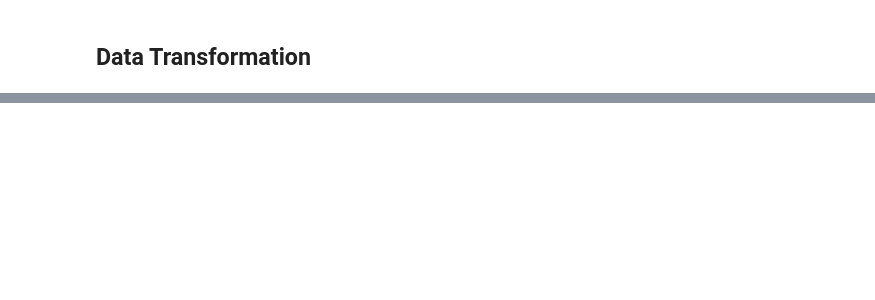
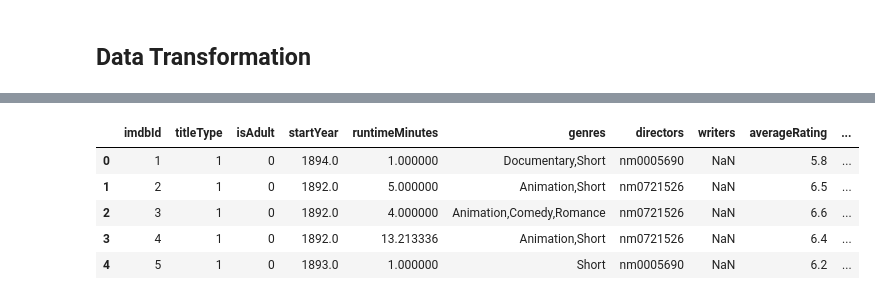
Before and after one commit to Thelordofdream/HSERS, a Jupyter notebook: HSERS.ipynb, the cells around one changed output, grey strips where cells are left out. Cells and saved outputs as stored; diff of their text form; code cells hidden in the pictures; blank space fills up the shorter version.

```diff
--- a/HSERS.ipynb
+++ b/HSERS.ipynb
@@ -100,0 +165,2 @@ Here, we handle missing data in
+# %%
+movie = pd.read_csv("Data_Set/movie_l1.csv", sep=",", header=0)
@@ -100,0 +182,28 @@ Here, we handle missing data in
+# %%
+movie.loc[4805574, 'isAdult'] = 0
+movie.loc[4805574, 'startYear'] = 2015
+movie.loc[4805574, 'runtimeMinutes'] = np.nan
+movie.loc[4805574, 'genres'] = 'Animation,Sci-Fi,Short'
+movie.loc[4730468, 'isAdult'] = 0
+movie.loc[4730468, 'startYear'] = 2018
+movie.loc[4730468, 'runtimeMinutes'] = np.nan
+movie.loc[4730468, 'genres'] = 'Animation,Family'
+movie.loc[4525055, 'isAdult'] = 0
+movie.loc[4525055, 'startYear'] = 2016
+movie.loc[4525055, 'runtimeMinutes'] = np.nan
+movie.loc[4525055, 'genres'] = 'Action,Adventure,Animation'
+movie.loc[2301207, 'isAdult'] = 0
+movie.loc[2301207, 'startYear'] = 2011
+movie.loc[2301207, 'runtimeMinutes'] = np.nan
+movie.loc[2301207, 'genres'] = 'Comedy'
+movie.loc[811687, 'isAdult'] = 0
+movie.loc[811687, 'startYear'] = 1993
+movie.loc[811687, 'runtimeMinutes'] = np.nan
+movie.loc[811687, 'genres'] = 'Action,Animation,Comedy'
+
+movie['runtimeMinutes'] = movie['runtimeMinutes'].astype('float')
+means = movie.groupby('titleType').mean()
+
+movie['runtimeMinutes'] = movie.apply(
+    lambda x: means.loc[x['titleType'], 'runtimeMinutes'] if np.isnan(x['runtimeMinutes']) else x['runtimeMinutes'],
+    axis=1)
@@ -100,0 +212,2 @@ Here, we handle missing data in
+# %%
+movie['averageRating'] = movie['averageRating'].fillna(movie['averageRating'].mean())
@@ -100,0 +216,4 @@ Here, we handle missing data in
+# %%
+movie['numVotes'] = movie.apply(
+    lambda x: means.loc[x['titleType'], 'numVotes'] if np.isnan(x['numVotes']) else x['numVotes'],
+    axis=1)
@@ -102,0 +244,13 @@ Here, we handle missing data in
+# %%
+movie['titleType'] = np.where((movie.titleType == 'movie') | (movie.titleType == 'tvMovie'), 0, movie.titleType)
+movie['titleType'] = np.where((movie.titleType == 'short') | (movie.titleType == 'tvShort'), 1, movie.titleType)
+movie['titleType'] = np.where((movie.titleType == 'tvEpisode') | (movie.titleType == 'tvSeries'), 2, movie.titleType)
+movie['titleType'] = np.where((movie.titleType == 'tvMiniSeries') | (movie.titleType == 'tvSpecial'), 3, movie.titleType)
+movie.head(5)
+# %% [output]
+|  | imdbId | titleType | isAdult | startYear | runtimeMinutes | genres | directors | writers | averageRating | ... |
+| 0 | 1 | 1 | 0 | 1894.0 | 1.000000 | Documentary,Short | nm0005690 | NaN | 5.8 | ... |
+| 1 | 2 | 1 | 0 | 1892.0 | 5.000000 | Animation,Short | nm0721526 | NaN | 6.5 | ... |
+| 2 | 3 | 1 | 0 | 1892.0 | 4.000000 | Animation,Comedy,Romance | nm0721526 | NaN | 6.6 | ... |
+| 3 | 4 | 1 | 0 | 1892.0 | 13.213336 | Animation,Short | nm0721526 | NaN | 6.4 | ... |
+| 4 | 5 | 1 | 0 | 1893.0 | 1.000000 | Short | nm0005690 | NaN | 6.2 | ... |
```
Also changed, not shown: parts of 33 cells of this notebook.
